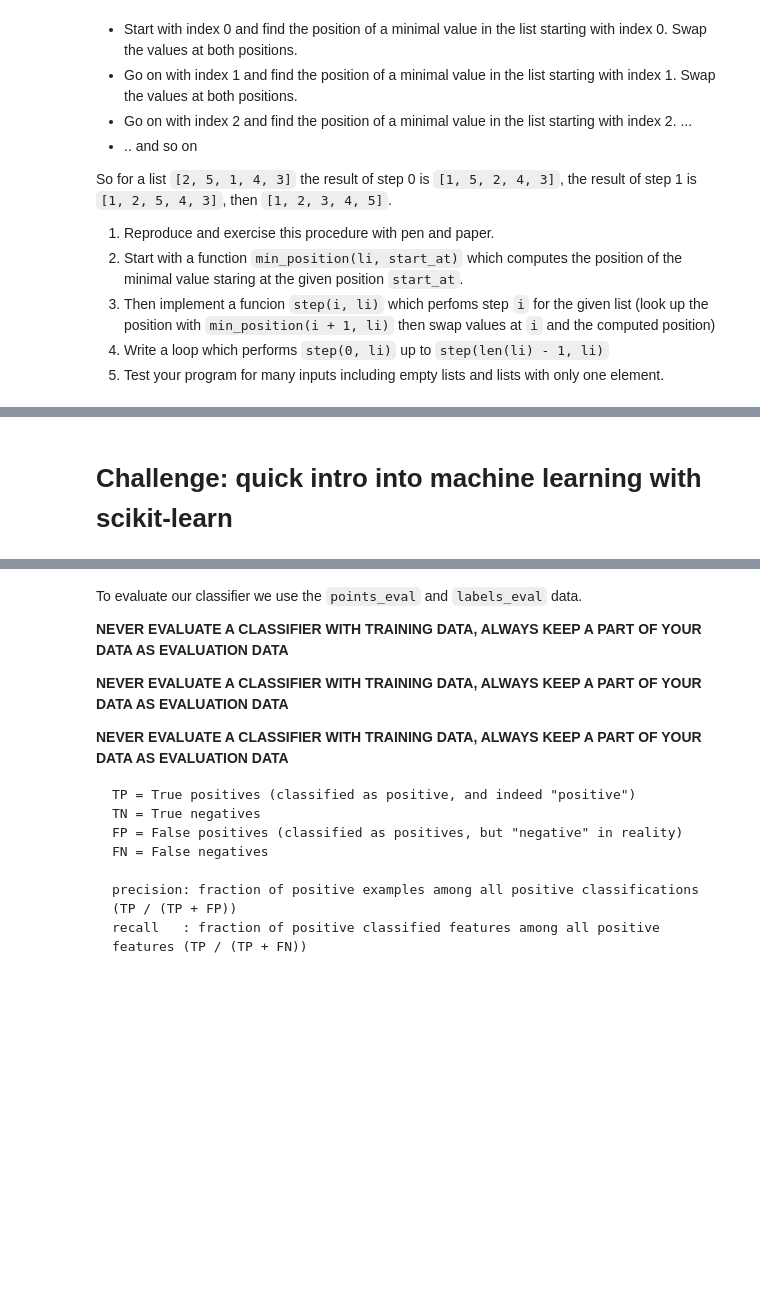
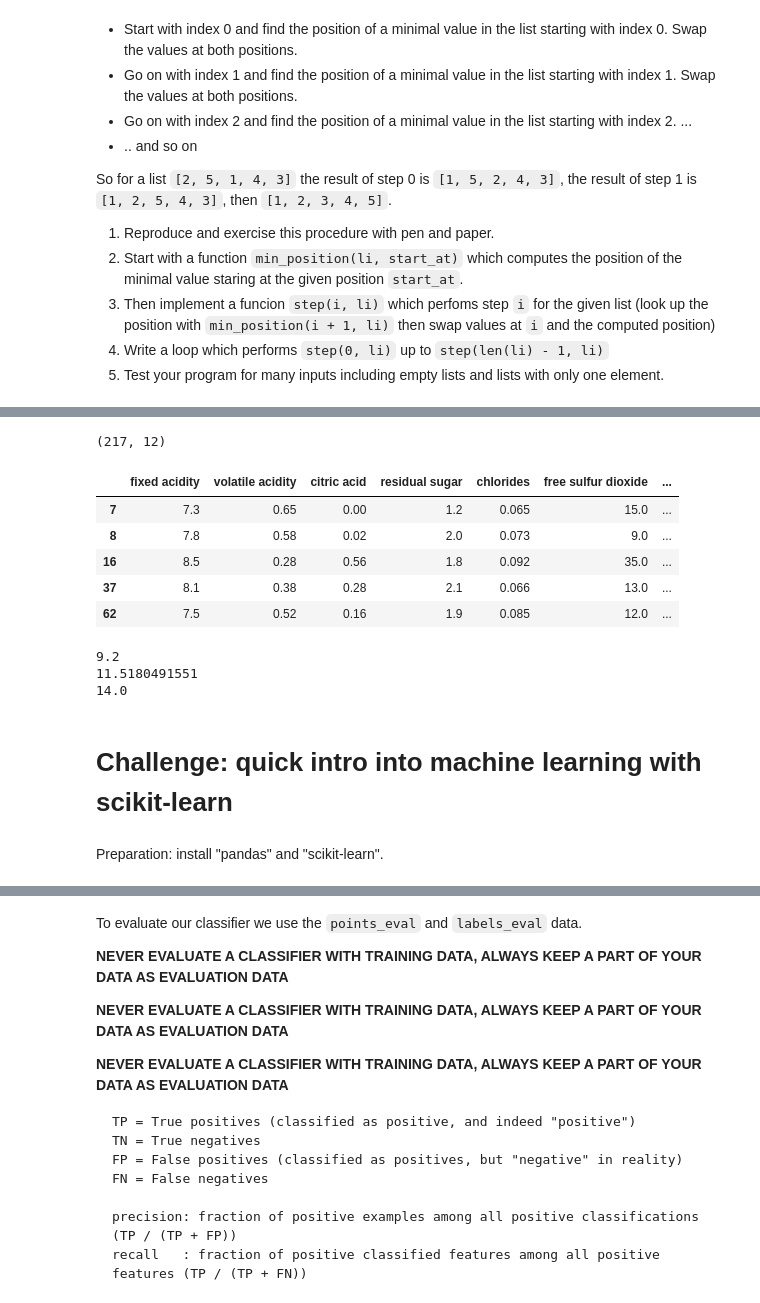
Before and after one commit to uweschmitt/python-challenges, a Jupyter notebook: challenges.ipynb, the cells around one changed output, grey strips where cells are left out. Drawn from its saved outputs; the diff is of its cells as text; code cells hidden in the pictures; blank space fills up the shorter version.

```diff
--- a/challenges.ipynb
+++ b/challenges.ipynb
@@ -364,0 +435,9 @@ The file `db.sql` contains a so called database. Read the introduction here... s
+# %%
+import pandas as pd
+
+dataset_url = 'http://mlr.cs.umass.edu/ml/machine-learning-databases/wine-quality/winequality-red.csv'
+data = pd.read_csv(dataset_url, delimiter=";")
+print("shape (rows, cols) is", data.shape)
+print("column names are", data.columns)
+print(data.head())  # only a few first lines
+print(data.tail())  # only a few last lines
@@ -364,0 +514,20 @@ The file `db.sql` contains a so called database. Read the introduction here... s
+# %%
+very_good_wines = data[data["quality"] >= 7]
+print(very_good_wines.shape)
+very_good_wines.head()
+# %% [output]
+(217, 12)
+|  | fixed acidity | volatile acidity | citric acid | residual sugar | chlorides | free sulfur dioxide | ... |
+| 7 | 7.3 | 0.65 | 0.00 | 1.2 | 0.065 | 15.0 | ... |
+| 8 | 7.8 | 0.58 | 0.02 | 2.0 | 0.073 | 9.0 | ... |
+| 16 | 8.5 | 0.28 | 0.56 | 1.8 | 0.092 | 35.0 | ... |
+| 37 | 8.1 | 0.38 | 0.28 | 2.1 | 0.066 | 13.0 | ... |
+| 62 | 7.5 | 0.52 | 0.16 | 1.9 | 0.085 | 12.0 | ... |
+# %%
+print(very_good_wines["alcohol"].min())
+print(very_good_wines["alcohol"].mean())
+print(very_good_wines["alcohol"].max())
+# %% [output]
+9.2
+11.5180491551
+14.0
@@ -365,5 +540,7 @@ The file `db.sql` contains a so called database. Read the introduction here... s
 # %% [markdown]
 # Challenge: quick intro into machine learning with scikit-learn
+# %% [markdown]
+Preparation: install "pandas" and "scikit-learn".
 # %% [markdown]
 
 We can separate learning problems in a few large categories:
```
Also changed, not shown: parts of 48 cells of this notebook, 1 other file.
